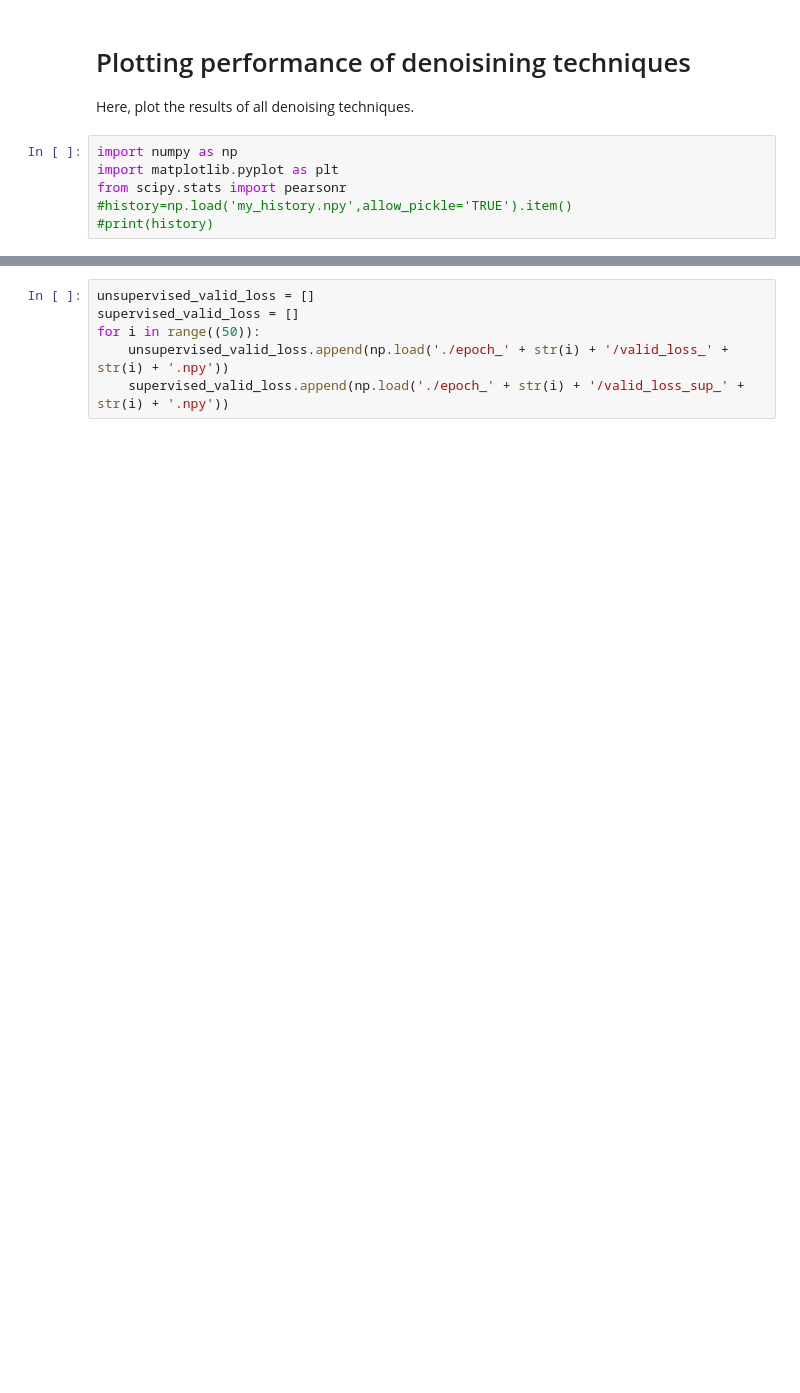
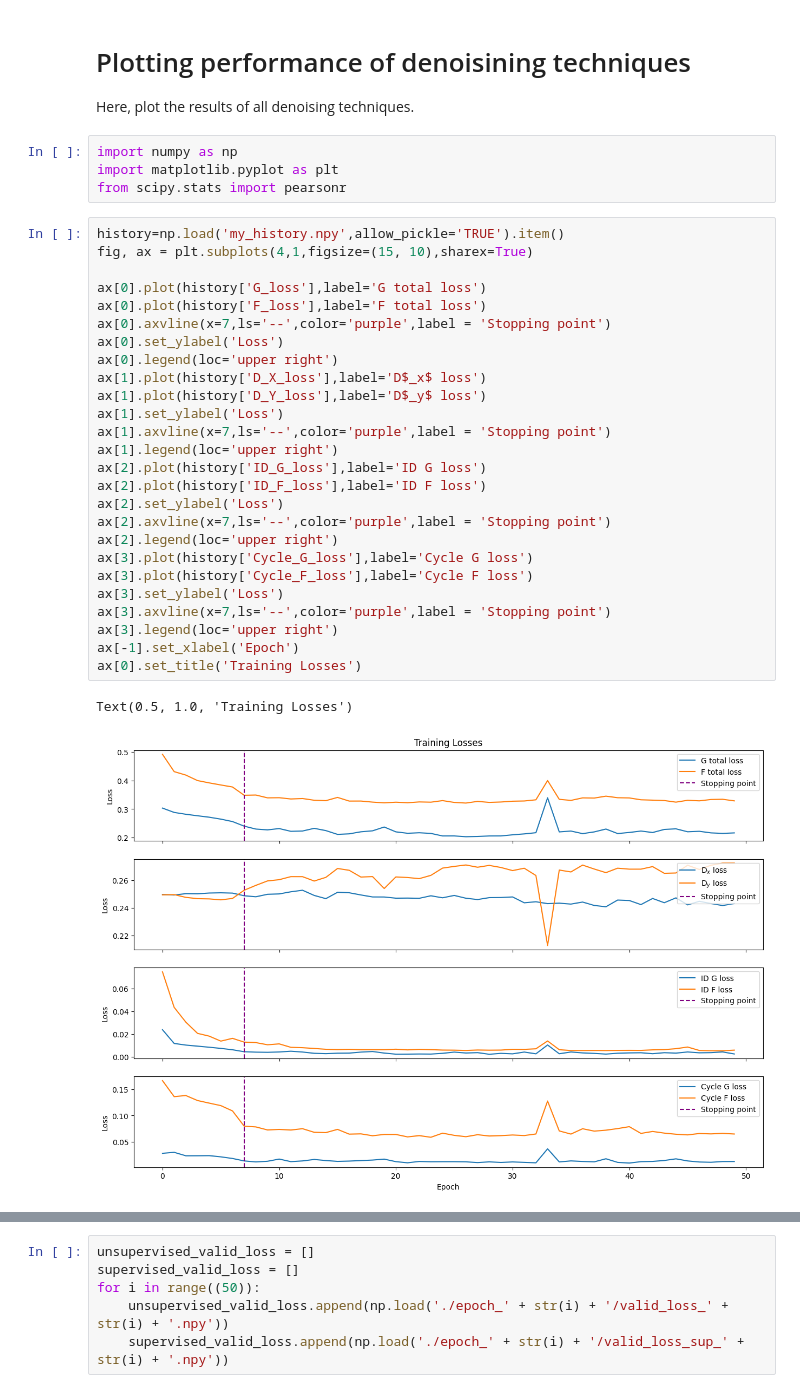
Before and after one commit to ciaranbench/spectral-denoising-cycleGAN, a Jupyter notebook: Evaluate_Denoising_Techniques.ipynb, the cells around one changed output, grey strips where cells are left out. Drawn from its saved outputs; the diff is of its cells as text; blank space fills up the shorter version.

```diff
--- a/Evaluate_Denoising_Techniques.ipynb
+++ b/Evaluate_Denoising_Techniques.ipynb
@@ -5,6 +5,33 @@ Here, plot the results of all denoising techniques.
 import numpy as np
 import matplotlib.pyplot as plt
 from scipy.stats import pearsonr
-#history=np.load('my_history.npy',allow_pickle='TRUE').item()
-#print(history)
+# %%
+history=np.load('my_history.npy',allow_pickle='TRUE').item()
+fig, ax = plt.subplots(4,1,figsize=(15, 10),sharex=True)
+
+ax[0].plot(history['G_loss'],label='G total loss')
+ax[0].plot(history['F_loss'],label='F total loss')
+ax[0].axvline(x=7,ls='--',color='purple',label = 'Stopping point')
+ax[0].set_ylabel('Loss')
+ax[0].legend(loc='upper right')
+ax[1].plot(history['D_X_loss'],label='D$_x$ loss')
+ax[1].plot(history['D_Y_loss'],label='D$_y$ loss')
+ax[1].set_ylabel('Loss')
+ax[1].axvline(x=7,ls='--',color='purple',label = 'Stopping point')
+ax[1].legend(loc='upper right')
+ax[2].plot(history['ID_G_loss'],label='ID G loss')
+ax[2].plot(history['ID_F_loss'],label='ID F loss')
+ax[2].set_ylabel('Loss')
+ax[2].axvline(x=7,ls='--',color='purple',label = 'Stopping point')
+ax[2].legend(loc='upper right')
+ax[3].plot(history['Cycle_G_loss'],label='Cycle G loss')
+ax[3].plot(history['Cycle_F_loss'],label='Cycle F loss')
+ax[3].set_ylabel('Loss')
+ax[3].axvline(x=7,ls='--',color='purple',label = 'Stopping point')
+ax[3].legend(loc='upper right')
+ax[-1].set_xlabel('Epoch')
+ax[0].set_title('Training Losses')
+# %% [output]
+Text(0.5, 1.0, 'Training Losses')
+[figure, added]
 # %%
```
Also changed, not shown: parts of 11 cells of this notebook, 1 other file.
